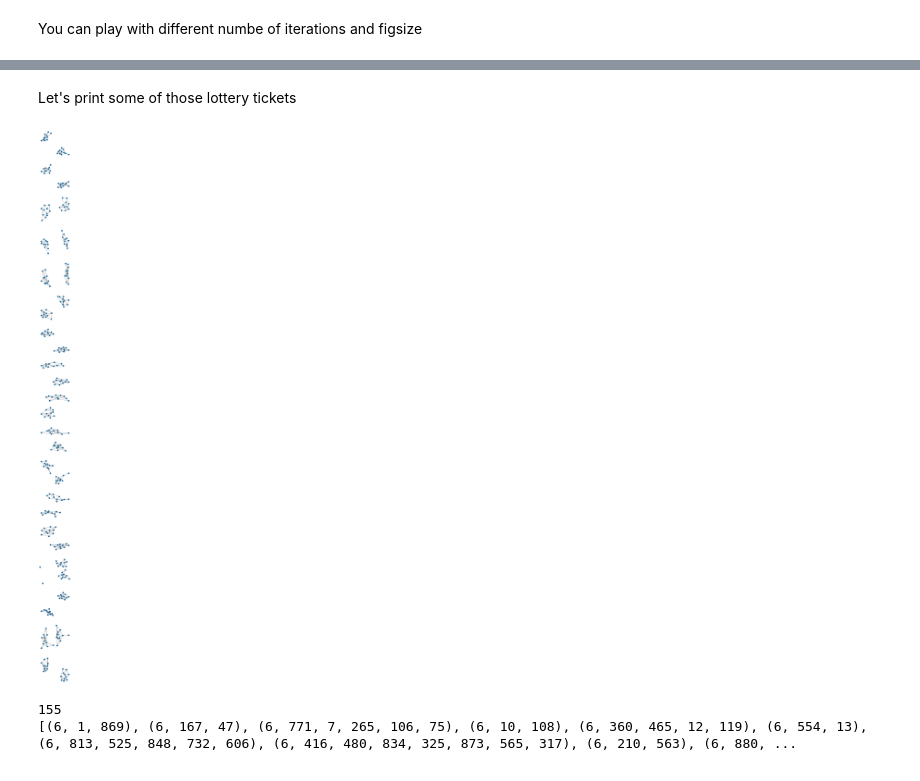
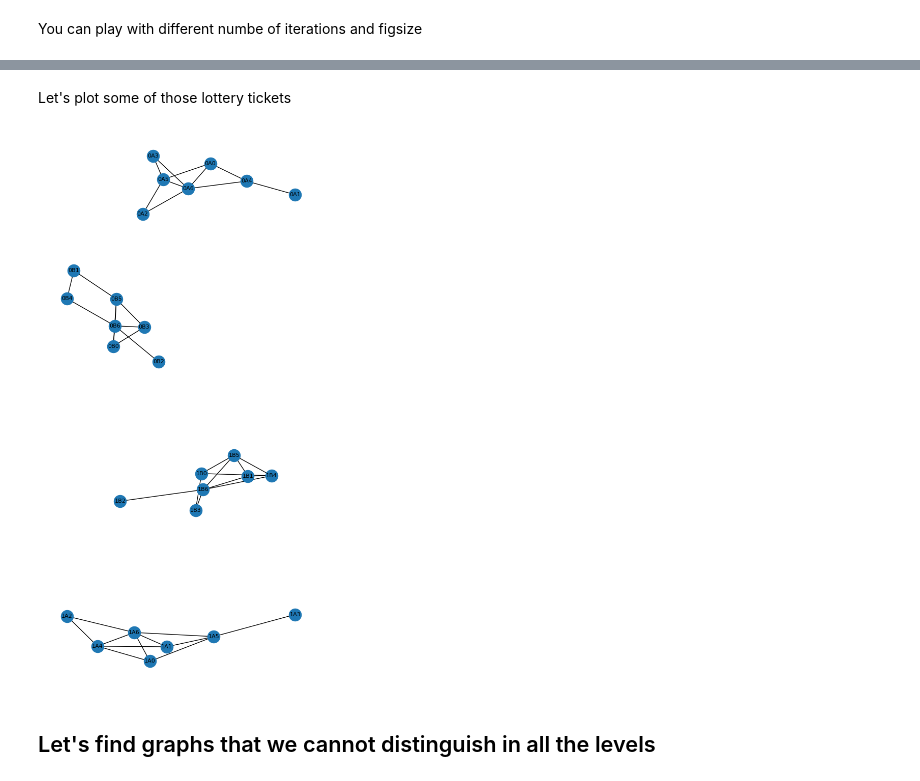
Before and after one commit to Scinawa/Experiments-group, a Jupyter notebook: EXP-on-graphs.ipynb, the cells around one changed output, grey strips where cells are left out. Drawn from its saved outputs; the diff is of its cells as text; code cells hidden in the pictures.

Commit message:
Better algorithms in graph experiments

```diff
--- a/EXP-on-graphs.ipynb
+++ b/EXP-on-graphs.ipynb
@@ -34,6 +34,11 @@ rand_state = 42
 np.random.seed(rand_state)
 # %%
 kcorre_names = ( '1orbit-2-corre-dict', '1orbit-3-corre-dict', '1orbit-4-corre-dict', '1orbit-5-corre-dict', '1orbit-6-corre-dict')
+max_k = HCF.find_maximum_number(kcorre_names)
 
-handle = open('datasets-random-graphs/megadump-random-graphs-features-1000-11-0.4.pickle', 'rb')
+handle = open('dataset-simple-graphs/graph7.g6-skew.pickle', 'rb')
+
+
 raw_dataset = pickle.load(handle)
+handle.close()
+dataset = raw_dataset[1]
@@ -141,14 +147,18 @@ Searching for graphs that we can discriminate only by using k correlation for k>
 # %%
-histogram, hits, lottery_tickets = HCF.count_bifurcations(G_bfs, kcorre_names)
+histogram, hits, lottery_tickets = HCF.count_bifurcations(G, kcorre_names)
 
-print("\n\nWe have {} lottery tickets, i.e. graphs we distinguish with skew spectra of size k>3 ".format(len(lottery_tickets)))
+print("We have {} lottery tickets, i.e. nodes with a split at depth k>3 \n\n".format(len(lottery_tickets)))
 
 pprint.pprint(histogram)
 
 print("The number of nodes is ", G_bfs.number_of_nodes())
-print("The number of graphs is ", len(megadataset[0]))
-lottery_ticket = random.choice(lottery_tickets)
+print("The number of graphs is ", len(raw_dataset[0]))
 
-print("The lottery tickets are:")
+try:
+    lottery_ticket = random.choice(lottery_tickets)
+except Exception as e:
+    pass
+
+print("\n\nThe lottery tickets are:")
 print(lottery_tickets)
 # %% [output]
@@ -166,25 +208,15 @@ The lottery tickets are
 # %% [markdown]
-Let's print some of those lottery tickets
+Let's plot some of those lottery tickets
 # %%
-fig, axs = plt.subplots(nrows=len(lottery_tickets), figsize=(7, 7*len(lottery_tickets)))
-for i, ticket in enumerate(lottery_tickets):
-    newgraph = nx.union(megadataset[0][ticket[1]], megadataset[0][ticket[2]], rename=("{}A".format(i), "{}B".format(i)))
-    pos = nx.spring_layout(newgraph, iterations=20)
-    #plt.figure(figsize=(7,7))
-    #axs[i].imshow()
-    nx.draw(newgraph, pos,  with_labels=True, font_size=8, ax=axs[i])
+if len(lottery_tickets) > 0:
+    fig, axs = plt.subplots(nrows=len(lottery_tickets), figsize=(7, 7*len(lottery_tickets)))
+    for i, ticket in enumerate(lottery_tickets):
+        newgraph = nx.union(raw_dataset[0][ticket[1]], raw_dataset[0][ticket[2]], rename=("{}A".format(i), "{}B".format(i)))
+        pos = nx.spring_layout(newgraph, iterations=20)
+        #plt.figure(figsize=(7,7))
+        #axs[i].imshow()
+        nx.draw(newgraph, pos,  with_labels=True, font_size=8, ax=axs[i])
 # %% [output]
-[figure, old version]
+[figure, new version]
-# %%
-sfortunelli = []
-for node in G_bfs:
-    if node[0] == 6:
-        if len(node) > 2:
-            sfortunelli.append(node)
-
-print(len(sfortunelli))
-sfortunelli.pop()
-print(sfortunelli)
-# %% [output]
-155
-[(6, 1, 869), (6, 167, 47), (6, 771, 7, 265, 106, 75), (6, 10, 108), (6, 360, 465, 12, 119), (6, 554, 13), (6, 813, 525, 848, 732, 606), (6, 416, 480, 834, 325, 873, 565, 317), (6, 210, 563), (6, 880, ...
+# %% [markdown]
+## Let's find graphs that we cannot distinguish in all the levels
```
Also changed, not shown: parts of 34 cells of this notebook, 6 other files.
